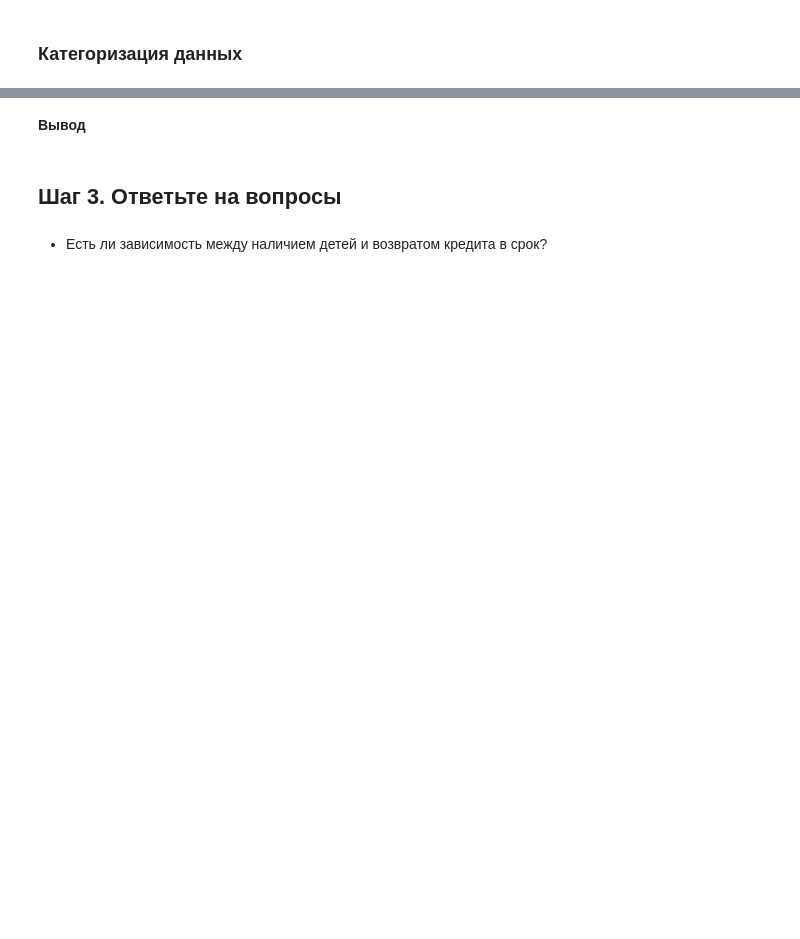
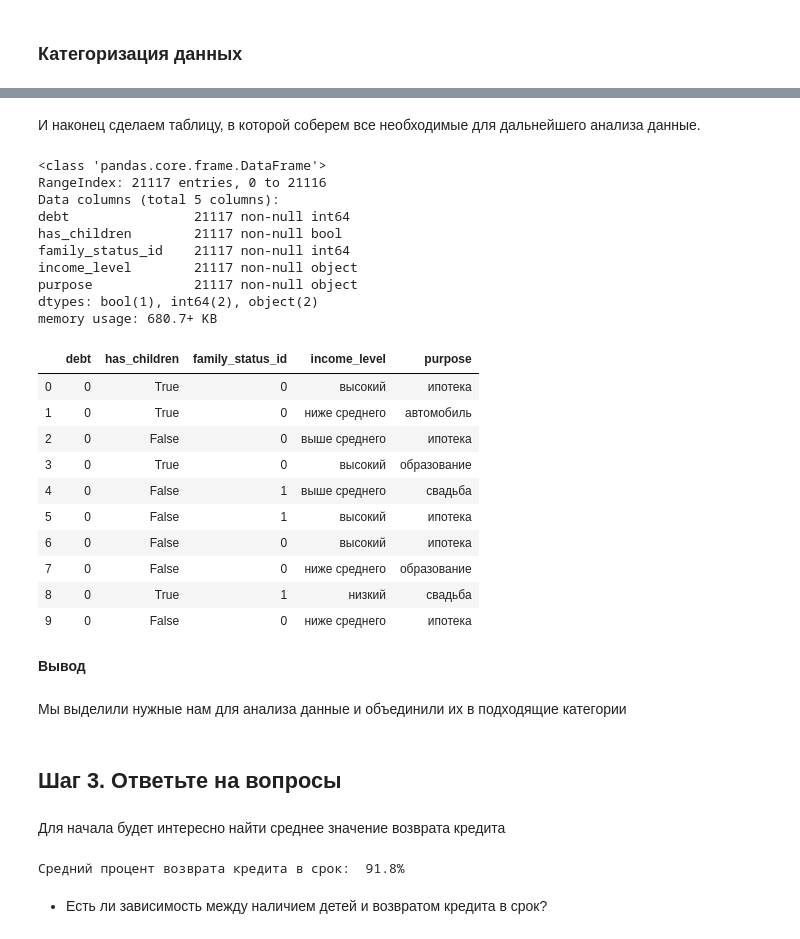
Before and after one commit to mazor86/praktikum_data_science, a Jupyter notebook: sprint_03/mazor86_sprint_03.ipynb, the cells around one changed output, grey strips where cells are left out. Drawn from its saved outputs; the diff is of its cells as text; code cells hidden in the pictures; blank space fills up the shorter version.

```diff
--- a/sprint_03/mazor86_sprint_03.ipynb
+++ b/sprint_03/mazor86_sprint_03.ipynb
@@ -322,0 +453,6 @@ array([ 1,  0,  3,  2, -1,  4, 20,  5])
+# %%
+def has_children(num_children: int) -> bool:
+    return num_children != 0
+
+data['has_children'] = data['children'].apply(has_children)
+data.head()
@@ -322,0 +489,3 @@ array([ 1,  0,  3,  2, -1,  4, 20,  5])
+# %%
+data.drop(columns=['education', 'family_status'], inplace=True)
+data.head()
@@ -322,0 +507,3 @@ array([ 1,  0,  3,  2, -1,  4, 20,  5])
+# %%
+income_description = data[data['total_income'] != 0]['total_income'].describe()
+income_description
@@ -322,0 +520,17 @@ array([ 1,  0,  3,  2, -1,  4, 20,  5])
+# %%
+quantiles = [income_description['25%'], income_description['50%'], income_description['75%']]
+
+def get_income_level(income: int) -> str:
+    if income == 0:
+        return 'нет данных'
+    elif 0 < income <= income_description['25%']:
+        return 'низкий'
+    elif income_description['25%'] < income <= income_description['50%']:
+        return 'ниже среднего'
+    elif income_description['50%'] < income <= income_description['75%']:
+        return 'выше среднего'
+    else:
+        return 'высокий'
+
+data['income_level'] = data['total_income'].apply(get_income_level)
+data.head()
@@ -323,6 +544,43 @@ array([ 1,  0,  3,  2, -1,  4, 20,  5])
+# %% [markdown]
+И наконец сделаем таблицу, в которой соберем все необходимые для дальнейшего анализа данные.
+# %%
+research_data = data[['debt', 'has_children', 'family_status_id', 'income_level', 'purpose']]
+research_data.info()
+research_data.head(10)
+# %% [output]
+<class 'pandas.core.frame.DataFrame'>
+RangeIndex: 21117 entries, 0 to 21116
+Data columns (total 5 columns):
+debt                21117 non-null int64
+has_children        21117 non-null bool
+family_status_id    21117 non-null int64
+income_level        21117 non-null object
+purpose             21117 non-null object
+dtypes: bool(1), int64(2), object(2)
+memory usage: 680.7+ KB
+|  | debt | has_children | family_status_id | income_level | purpose |
+| 0 | 0 | True | 0 | высокий | ипотека |
+| 1 | 0 | True | 0 | ниже среднего | автомобиль |
+| 2 | 0 | False | 0 | выше среднего | ипотека |
+| 3 | 0 | True | 0 | высокий | образование |
+| 4 | 0 | False | 1 | выше среднего | свадьба |
+| 5 | 0 | False | 1 | высокий | ипотека |
+| 6 | 0 | False | 0 | высокий | ипотека |
+| 7 | 0 | False | 0 | ниже среднего | образование |
+| 8 | 0 | True | 1 | низкий | свадьба |
+| 9 | 0 | False | 0 | ниже среднего | ипотека |
 # %% [markdown]
 **Вывод**
+# %% [markdown]
+Мы выделили нужные нам для анализа данные и  объединили их в подходящие категории
 # %% [markdown]
 ## Шаг 3. Ответьте на вопросы
+# %% [markdown]
+Для начала будет интересно найти среднее значение возврата кредита
+# %%
+avg_debt = research_data['debt'].sum() / len(research_data)
+print(f'Средний процент возврата кредита в срок: {1 - avg_debt: .1%}')
+# %% [output]
+Средний процент возврата кредита в срок:  91.8%
 # %% [markdown]
 - Есть ли зависимость между наличием детей и возвратом кредита в срок?
```
Also changed, not shown: parts of 63 cells of this notebook.
